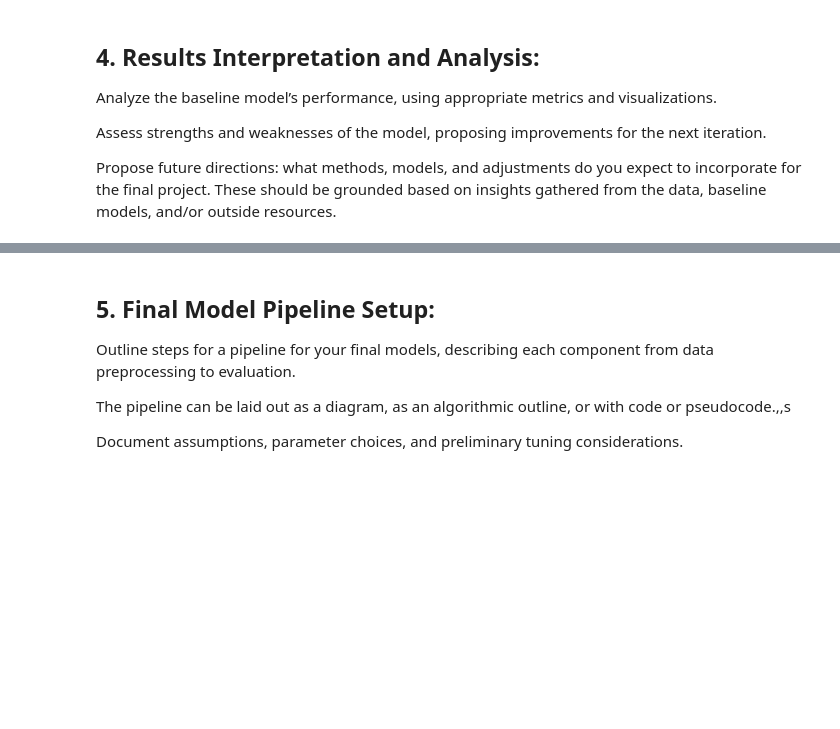
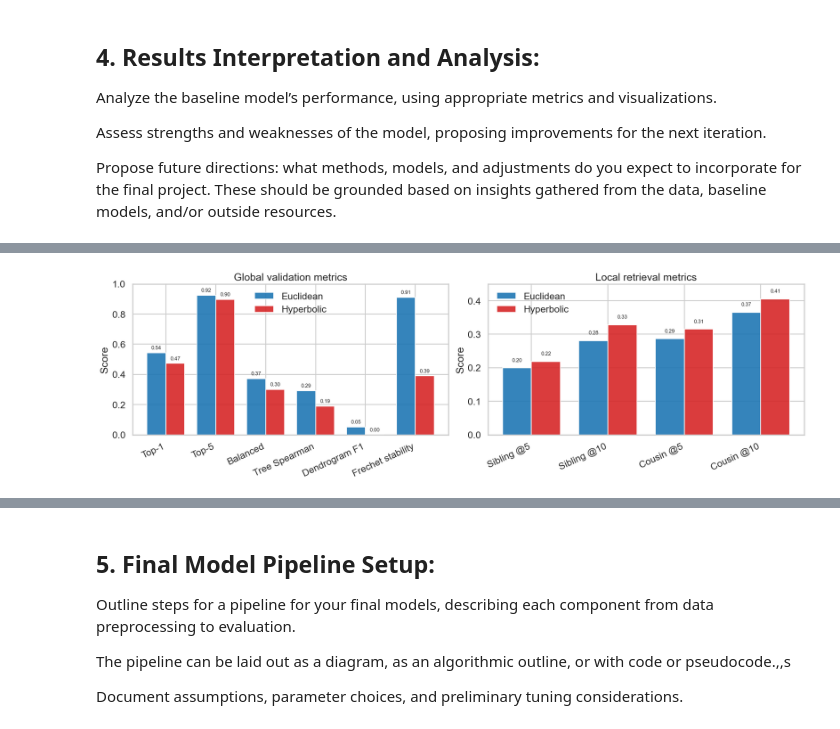
Before and after one commit to pgrindehollevik-harvard/hyperbolic, a Jupyter notebook: notebooks/ms3.ipynb, the cells around one changed output, grey strips where cells are left out. Saved outputs shown, nothing was run; the diff lists cells and outputs as text; code cells hidden in the pictures; blank space fills up the shorter version.

Commit message:
Add narrative evaluation visualizations to MS3 notebook

```diff
--- a/notebooks/ms3.ipynb
+++ b/notebooks/ms3.ipynb
@@ -182,0 +162,20 @@ Local confusion matrices and diagnostic CSVs were generated under `data/runs/...
+# %%
+from pathlib import Path
+import json
+import pandas as pd
+import matplotlib.pyplot as plt
+import seaborn as sns
+
+repo = Path.cwd()
+if not (repo / 'data').exists():
+    repo = repo.parent
+if not (repo / 'data').exists():
+    repo = Path('/Users/peterflo/Desktop/hyperbolic')
+
+runs = {
+    'Euclidean': repo / 'data/runs/euclidean_d8_e10/eval_val_section2',
+    'Hyperbolic': repo / 'data/runs/hyperbolic_d8_e10/eval_val_section2',
+}
+metrics = {name: json.loads((path / 'metrics.json').read_text()) for name, path in runs.items()}
+colors = {'Euclidean': '#1f77b4', 'Hyperbolic': '#d62728'}
+sns.set_theme(style='whitegrid', context='talk')
@@ -182,0 +186,39 @@ Local confusion matrices and diagnostic CSVs were generated under `data/runs/...
+# %%
+summary_metrics = [
+    ('Top-1', 'top1_accuracy'),
+    ('Top-5', 'top5_accuracy'),
+    ('Balanced', 'balanced_accuracy'),
+    ('Tree Spearman', 'class_center_tree_spearman'),
+    ('Dendrogram F1', 'dendrogram_cluster_f1'),
+    ('Frechet stability', 'frechet_nearest_prototype_accuracy'),
+]
+retrieval_metrics = [
+    ('Sibling @5', 'knn_siblings_recall_at_5'),
+    ('Sibling @10', 'knn_siblings_recall_at_10'),
+    ('Cousin @5', 'knn_cousins_recall_at_5'),
+    ('Cousin @10', 'knn_cousins_recall_at_10'),
+]
+
+fig, axes = plt.subplots(1, 2, figsize=(17, 5), constrained_layout=True)
+for ax, items, title, ylim in [
+    (axes[0], summary_metrics, 'Global validation metrics', (0, 1.0)),
+    (axes[1], retrieval_metrics, 'Local retrieval metrics', (0, 0.45)),
+]:
+    labels = [label for label, _ in items]
+    x = range(len(labels))
+    width = 0.38
+    for offset, model in [(-width / 2, 'Euclidean'), (width / 2, 'Hyperbolic')]:
+        values = [metrics[model][key] for _, key in items]
+        bars = ax.bar([i + offset for i in x], values, width=width, label=model, color=colors[model], alpha=0.9)
+        for bar, value in zip(bars, values):
+            ax.text(bar.get_x() + bar.get_width() / 2, value + 0.015, f'{value:.2f}', ha='center', va='bottom', fontsize=9)
+    ax.set_xticks(list(x))
+    ax.set_xticklabels(labels, rotation=25, ha='right')
+    ax.set_ylim(*ylim)
+    ax.set_title(title)
+    ax.set_ylabel('Score')
+axes[0].legend(frameon=False)
+axes[1].legend(frameon=False)
+plt.show()
+# %% [output]
+[figure, added]
```
Also changed, not shown: parts of 11 cells of this notebook.
